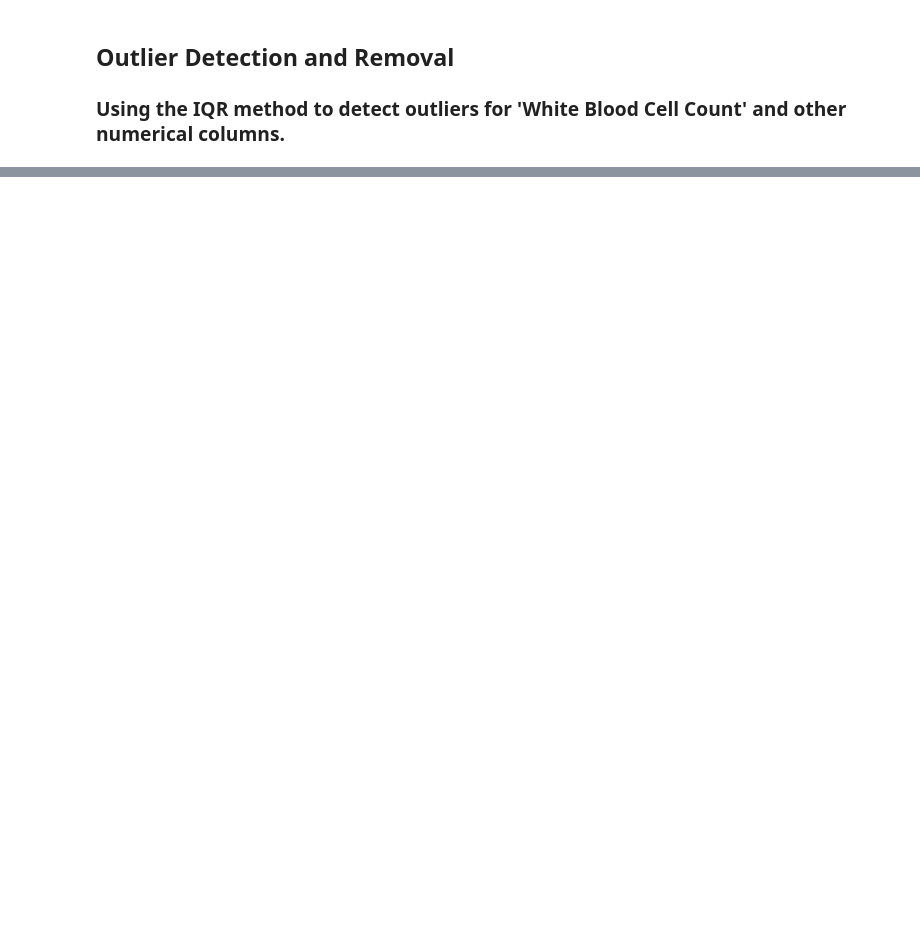
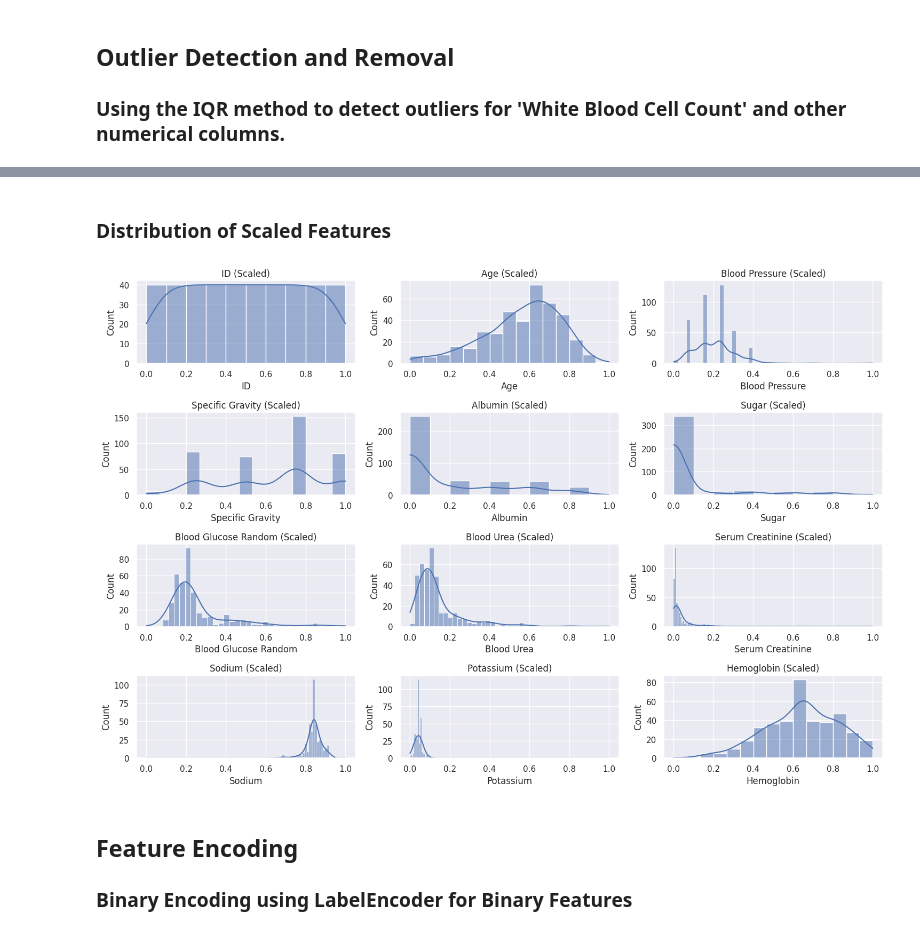
Before and after one commit to abshilpa/Chronic-Kidney-Disease-Data-Science-Project, a Jupyter notebook: MSC_Final_project_CKD.ipynb, the cells around one changed output, grey strips where cells are left out. Drawn from its saved outputs; the diff is of its cells as text; code cells hidden in the pictures; blank space fills up the shorter version.

```diff
--- a/MSC_Final_project_CKD.ipynb
+++ b/MSC_Final_project_CKD.ipynb
@@ -369,0 +406,7 @@ print(CKD_Data.head())  # Inspect the first few rows of the dataset
+# %%
+#Apply MinMaxScaler to numerical columns
+scaler = MinMaxScaler()
+CKD_Data[num_cols] = scaler.fit_transform(CKD_Data[num_cols])
+
+#Check result after normalization
+print(CKD_Data[num_cols].head())
@@ -369,0 +434,17 @@ print(CKD_Data.head())  # Inspect the first few rows of the dataset
+# %% [markdown]
+### Distribution of Scaled Features
+# %%
+# Plot histograms after scaling
+plt.figure(figsize=(15, 12))
+for i, col in enumerate(num_cols, 1):
+    plt.subplot(5, 3, i)
+    sns.histplot(CKD_Data[col], kde=True)
+    plt.title(f'{col} (Scaled)')
+
+plt.tight_layout()
+plt.show()
+# %% [output]
+[figure, added]
+# %% [markdown]
+## Feature Encoding
+### Binary Encoding using LabelEncoder for Binary Features
```
Also changed, not shown: parts of 21 cells of this notebook.
